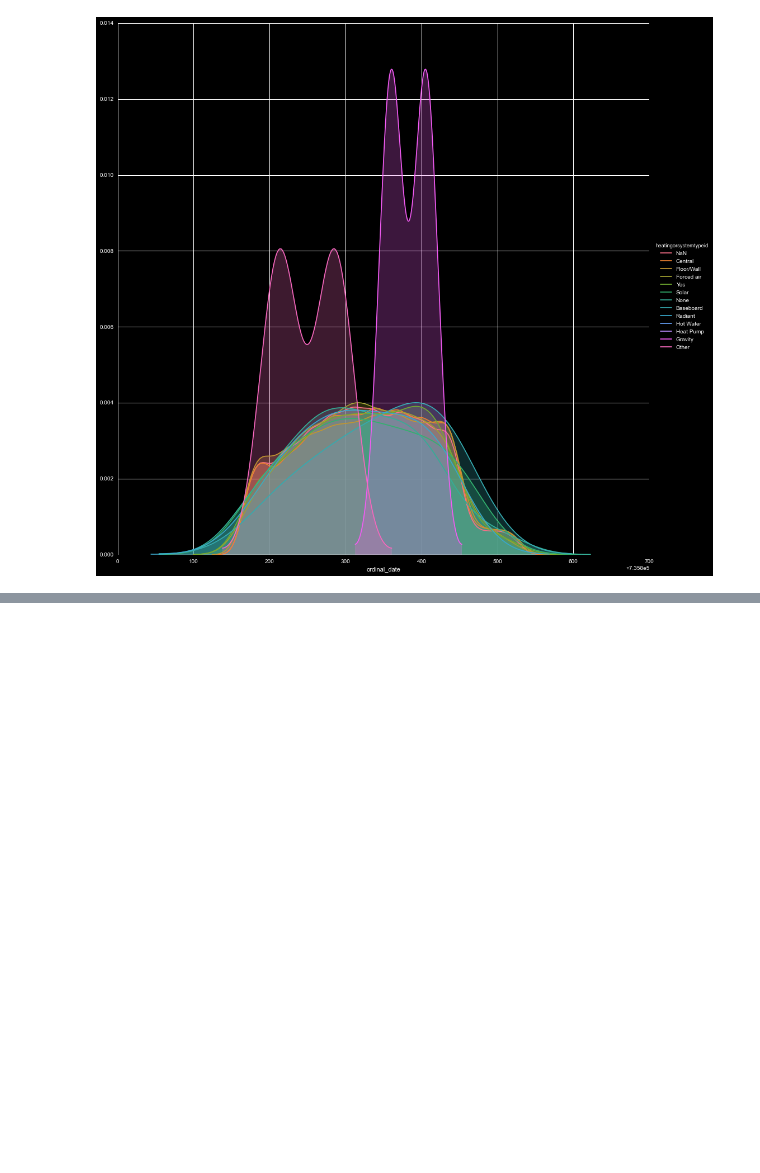
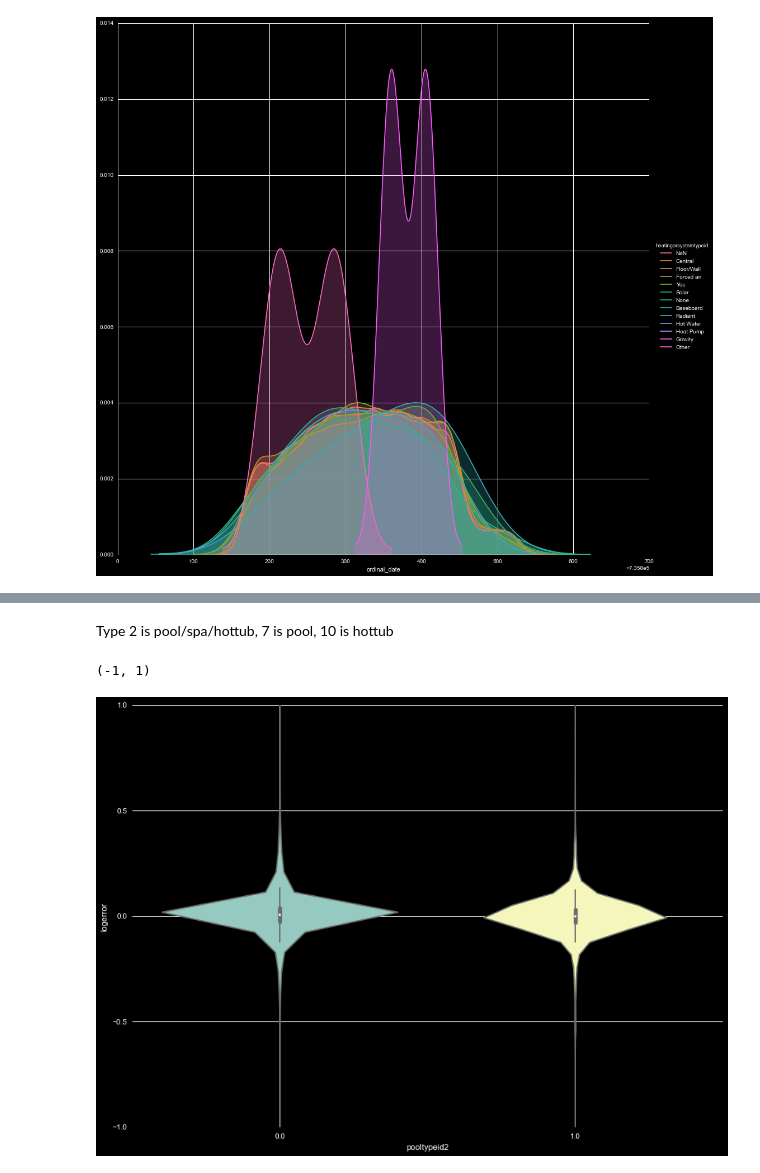
Before and after one commit to markertsean/zillow, a Jupyter notebook: Explore_Purchased.ipynb, the cells around one changed output, grey strips where cells are left out. Saved outputs shown, nothing was run; the diff lists cells and outputs as text; code cells hidden in the pictures; blank space fills up the shorter version.

Commit message:
Continued basic exploration of the data

```diff
--- a/Explore_Purchased.ipynb
+++ b/Explore_Purchased.ipynb
@@ -413,0 +433,8 @@ sns.FacetGrid( data=foo, hue=var, size=14 ).map( sns.kdeplot, 'ordinal_date', sh
+# %%
+# Trim list of useable variables
+done_list = ['airconditioningtypeid','architecturalstyletypeid','buildingclasstypeid','heatingorsystemtypeid',
+             'propertylandusetypeid','storytypeid','typeconstructiontypeid']
+
+my_df = my_df.drop( done_list, axis=1 )
+# %%
+my_df['time_to_sale'] = ( pd.DatetimeIndex( my_df['transactiondate'] ).year - my_df['yearbuilt'] )
@@ -413,0 +486,6 @@ sns.FacetGrid( data=foo, hue=var, size=14 ).map( sns.kdeplot, 'ordinal_date', sh
+# %%
+pool_list = my_df.columns[ my_df.columns.str.contains( 'pool' ) ] + ['hashottuborspa']
+foo = my_df[ pool_list ].copy()
+foo['logerror'] = my_df['logerror']
+foo['date']     = my_df['time_to_sale']
+foo.isnull().sum().sort_values()
@@ -413,0 +501,14 @@ sns.FacetGrid( data=foo, hue=var, size=14 ).map( sns.kdeplot, 'ordinal_date', sh
+# %% [markdown]
+Type 2 is pool/spa/hottub, 7 is pool, 10 is hottub
+# %%
+foo['pooltypeid2' ].fillna( 0, inplace=True )
+foo['pooltypeid7' ].fillna( 0, inplace=True )
+foo['pooltypeid10'].fillna( 0, inplace=True )
+foo['poolcnt'     ].fillna( 0, inplace=True )
+foo['poolsizesum' ].fillna( 0, inplace=True )
+# %%
+sns.violinplot( data=foo, x='pooltypeid2', y='logerror' )
+plt.ylim( -1, 1 )
+# %% [output]
+(-1, 1)
+[figure, added]
```
Also changed, not shown: parts of 44 cells of this notebook, 1 other file.
